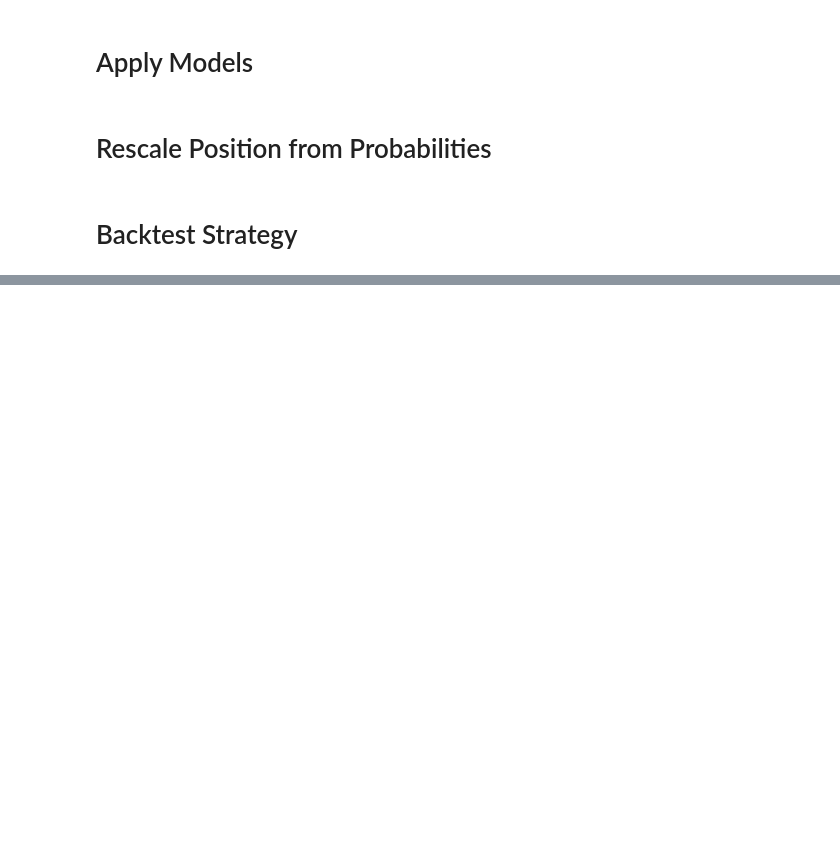
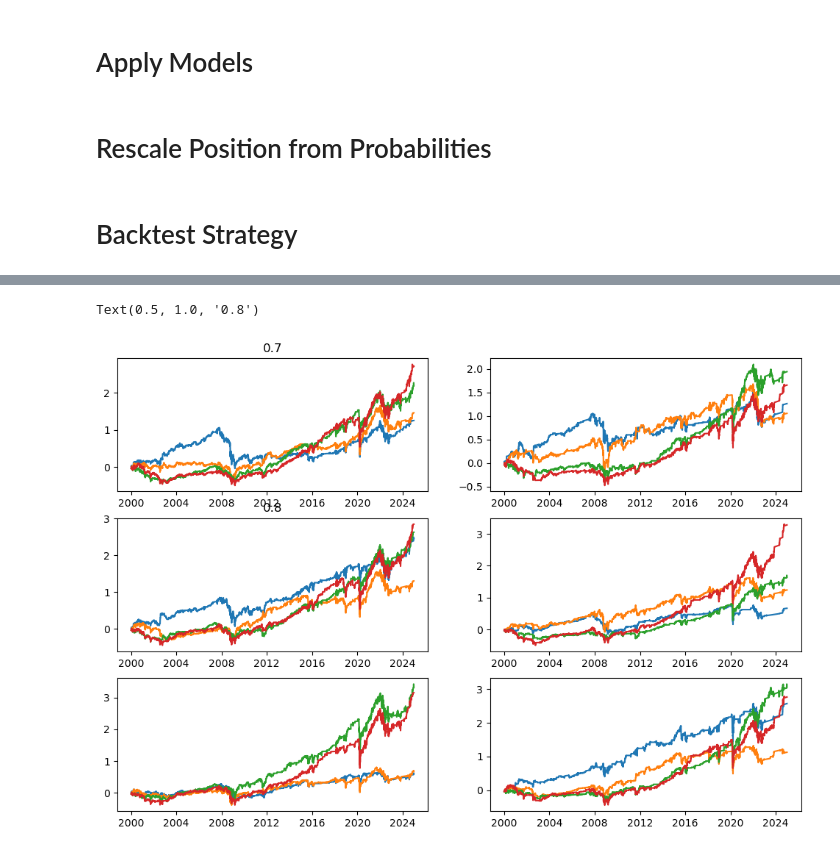
Before and after one commit to BSIC/Momentum_ML, a Jupyter notebook: Backtest.ipynb, the cells around one changed output, grey strips where cells are left out. Cells and saved outputs as stored; diff of their text form; code cells hidden in the pictures; blank space fills up the shorter version.

```diff
--- a/Backtest.ipynb
+++ b/Backtest.ipynb
@@ -63,0 +111,7 @@ position_svm = compute_position(prob_svm)
+# %%
+position_rf_07 = compute_position(prob_rf_07)
+position_rf_08 = compute_position(prob_rf_08)
+position_rf_09 = compute_position(prob_rf_09)
+position_rf_11 = compute_position(prob_rf_11)
+position_rf_12 = compute_position(prob_rf_12)
+position_rf_13 = compute_position(prob_rf_13)
@@ -104,0 +173,7 @@ returns_svm = backtest_strategy(position_svm, sp500_data, rf_rate)
+# %%
+returns_rf_07 = backtest_strategy(position_rf_07, sp500_data, rf_rate)
+returns_rf_08 = backtest_strategy(position_rf_08, sp500_data, rf_rate)
+returns_rf_09 = backtest_strategy(position_rf_09, sp500_data, rf_rate)
+returns_rf_11 = backtest_strategy(position_rf_11, sp500_data, rf_rate)
+returns_rf_12 = backtest_strategy(position_rf_12, sp500_data, rf_rate)
+returns_rf_13 = backtest_strategy(position_rf_13, sp500_data, rf_rate)
@@ -109,0 +199,7 @@ cum_returns_svm = ( 1 + returns_svm).cumprod(axis = 0) - 1
+# %%
+cum_returns_rf_07 = (1 + returns_rf_07).cumprod(axis = 0) - 1
+cum_returns_rf_08 = (1 + returns_rf_08).cumprod(axis = 0) - 1
+cum_returns_rf_09 = (1 + returns_rf_09).cumprod(axis = 0) - 1
+cum_returns_rf_11 = (1 + returns_rf_11).cumprod(axis = 0) - 1
+cum_returns_rf_12 = (1 + returns_rf_12).cumprod(axis = 0) - 1
+cum_returns_rf_13 = (1 + returns_rf_13).cumprod(axis = 0) - 1
@@ -121,0 +239,11 @@ ax[1, 1].plot(cum_returns_svm)
+# %%
+fig, ax = plt.subplots(3, 2, figsize = (12, 8))
+ax[0, 0].plot(cum_returns_rf_07)
+ax[1, 0].plot(cum_returns_rf_08)
+ax[2, 0].plot(cum_returns_rf_09)
+ax[0, 1].plot(cum_returns_rf_11)
+ax[1, 1].plot(cum_returns_rf_12)
+ax[2,1].plot(cum_returns_rf_13)
+# %% [output]
+Text(0.5, 1.0, '0.8')
+[figure, added]
```
Also changed, not shown: parts of 23 cells of this notebook.
